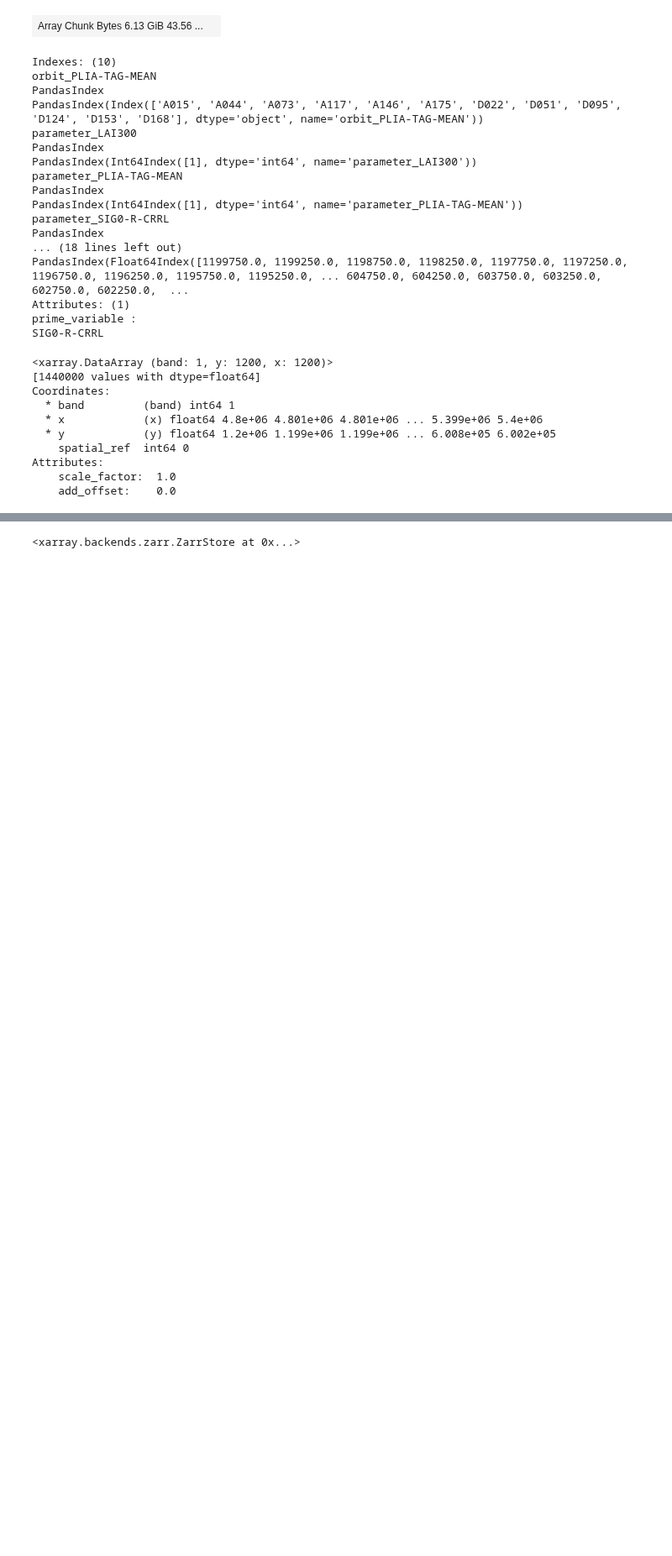
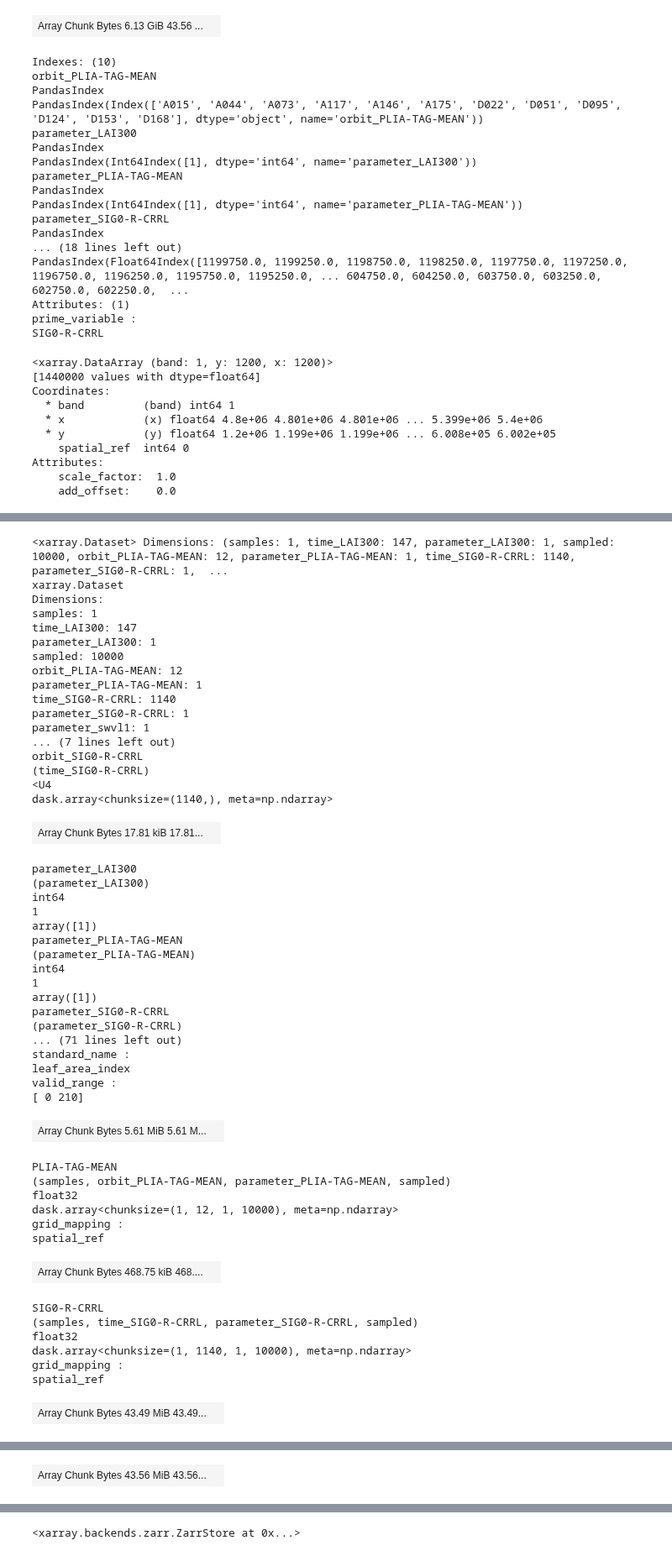
Before and after one commit to c-scale-community/use-case-wetland-water-stress, a Jupyter notebook: notebooks/0_experiment_signature.ipynb, the cells around one changed output, grey strips where cells are left out. Shown at 84% size. Saved outputs shown, nothing was run; the diff lists cells and outputs as text; code cells hidden in the pictures; blank space fills up the shorter version.

```diff
--- a/notebooks/0_experiment_signature.ipynb
+++ b/notebooks/0_experiment_signature.ipynb
@@ -224,0 +132,54 @@ SIG0-R-CRRL
+# %%
+sampled = sample_uniformly(tile, [valid_mask], 10000, seed=42)
+sampled
+# %% [output]
+<xarray.Dataset> Dimensions: (samples: 1, time_LAI300: 147, parameter_LAI300: 1, sampled: 10000, orbit_PLIA-TAG-MEAN: 12, parameter_PLIA-TAG-MEAN: 1, time_SIG0-R-CRRL: 1140, parameter_SIG0-R-CRRL: 1,  ...
+xarray.Dataset
+Dimensions:
+samples: 1
+time_LAI300: 147
+parameter_LAI300: 1
+sampled: 10000
+orbit_PLIA-TAG-MEAN: 12
+parameter_PLIA-TAG-MEAN: 1
+time_SIG0-R-CRRL: 1140
+parameter_SIG0-R-CRRL: 1
+parameter_swvl1: 1
+... (7 lines left out)
+orbit_SIG0-R-CRRL
+(time_SIG0-R-CRRL)
+<U4
+dask.array<chunksize=(1140,), meta=np.ndarray>
+| Array Chunk Bytes 17.81 kiB 17.81... |  |
+parameter_LAI300
+(parameter_LAI300)
+int64
+1
+array([1])
+parameter_PLIA-TAG-MEAN
+(parameter_PLIA-TAG-MEAN)
+int64
+1
+array([1])
+parameter_SIG0-R-CRRL
+(parameter_SIG0-R-CRRL)
+... (71 lines left out)
+standard_name :
+leaf_area_index
+valid_range :
+[ 0 210]
+| Array Chunk Bytes 5.61 MiB 5.61 M... |  |
+PLIA-TAG-MEAN
+(samples, orbit_PLIA-TAG-MEAN, parameter_PLIA-TAG-MEAN, sampled)
+float32
+dask.array<chunksize=(1, 12, 1, 10000), meta=np.ndarray>
+grid_mapping :
+spatial_ref
+| Array Chunk Bytes 468.75 kiB 468.... |  |
+SIG0-R-CRRL
+(samples, time_SIG0-R-CRRL, parameter_SIG0-R-CRRL, sampled)
+float32
+dask.array<chunksize=(1, 1140, 1, 10000), meta=np.ndarray>
+grid_mapping :
+spatial_ref
+| Array Chunk Bytes 43.49 MiB 43.49... |  |
@@ -224,0 +203 @@ SIG0-R-CRRL
+| Array Chunk Bytes 43.56 MiB 43.56... |  |
```
Also changed, not shown: parts of 13 cells of this notebook.
